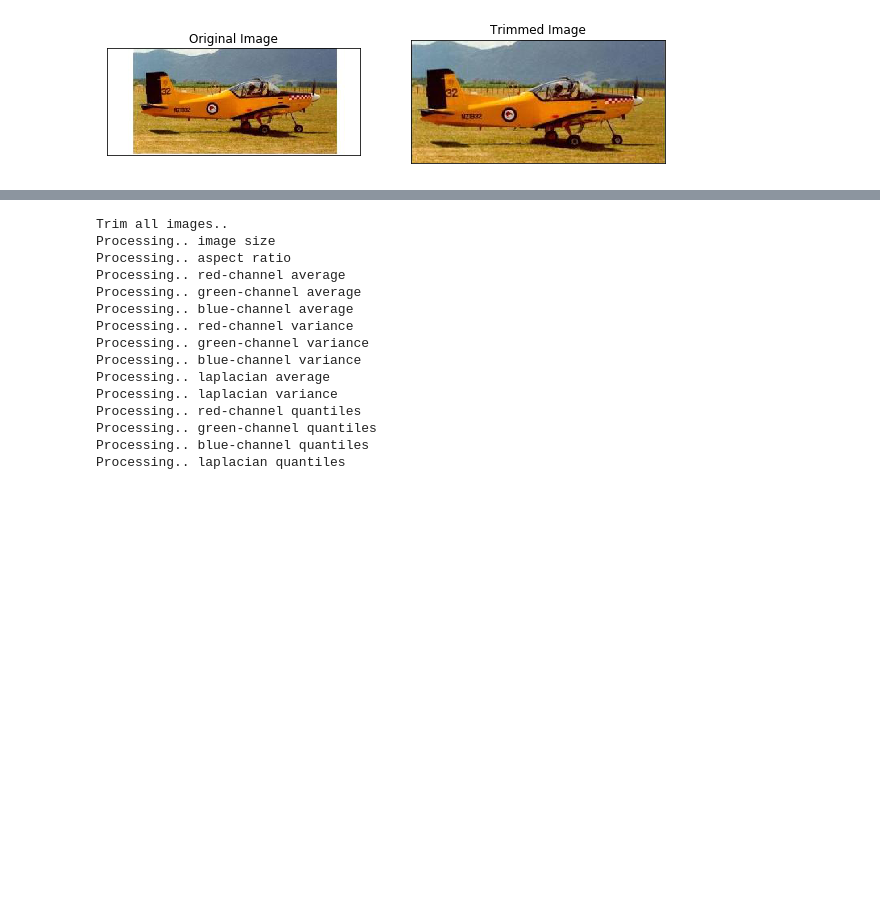
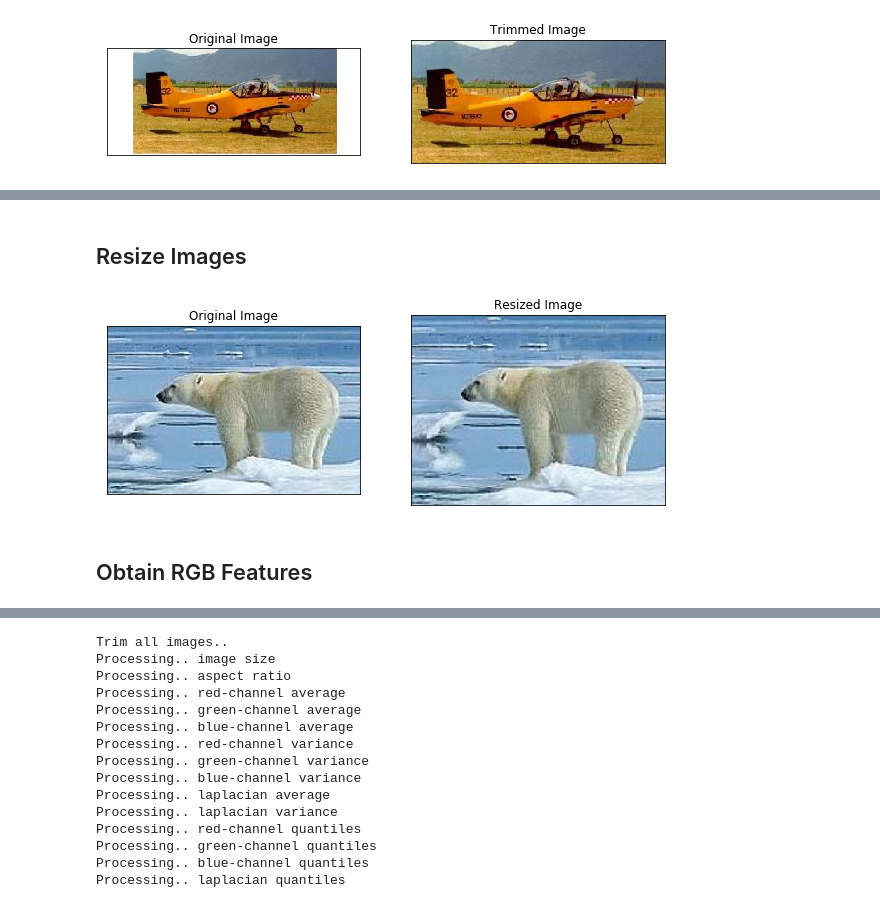
Before and after one commit to joey-lou/CS200_FP, a Jupyter notebook: GradProject_NB2.ipynb, the cells around one changed output, grey strips where cells are left out. Cells and saved outputs as stored; diff of their text form; code cells hidden in the pictures; blank space fills up the shorter version.

```diff
--- a/GradProject_NB2.ipynb
+++ b/GradProject_NB2.ipynb
@@ -393,0 +234,15 @@ feature_extract.trim_all(images)
+# %% [markdown]
+## Resize Images
+# %%
+# example of resizing image
+img = train_data.Pictures[100]
+plt.figure(figsize=(10,5))
+plt.subplot(1,2,1), plt.imshow(img), plt.title('Original Image'), plt.xticks([]), plt.yticks([])
+resized = feature_extract.resize_image(img, 400, 300)
+plt.subplot(1,2,2), plt.imshow(resized, cmap = 'gray'), plt.title('Resized Image'), plt.xticks([]), plt.yticks([])
+plt.savefig('images/resizedexample')
+plt.show()
+# %% [output]
+[figure, added]
+# %% [markdown]
+## Obtain RGB Features
```
Also changed, not shown: parts of 60 cells of this notebook, 25 other files.
